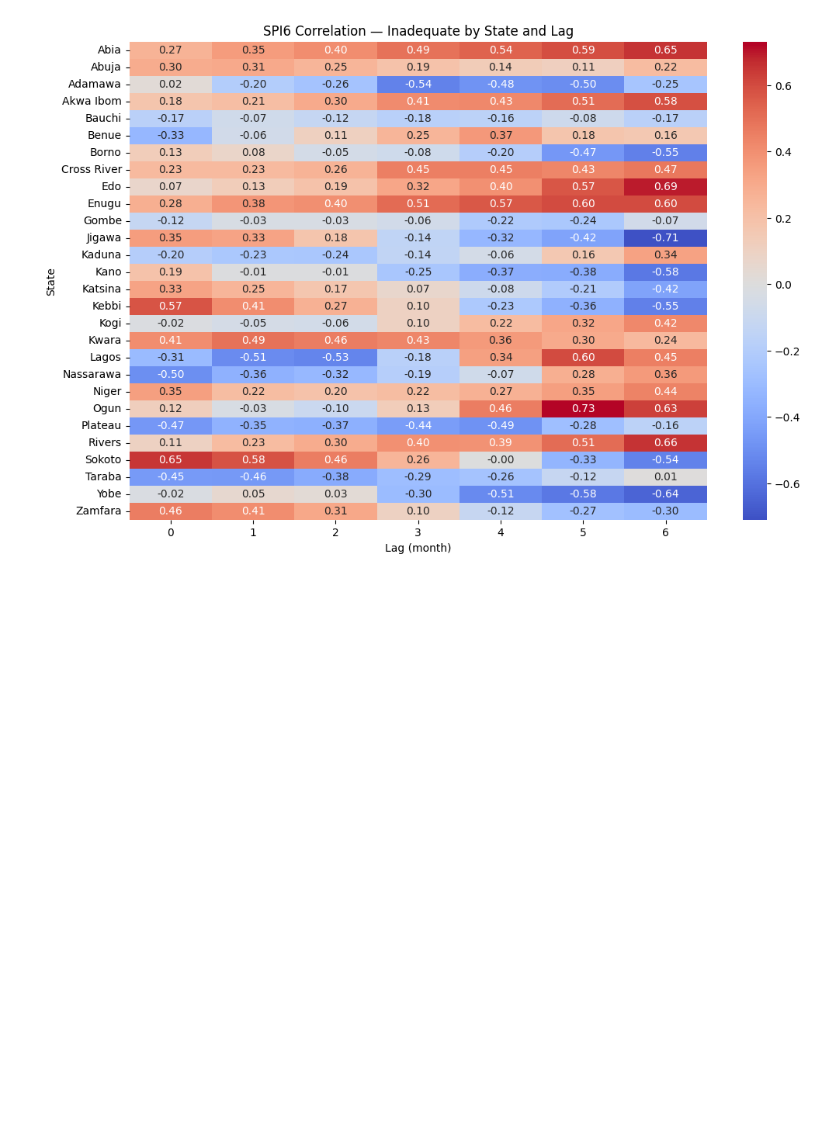
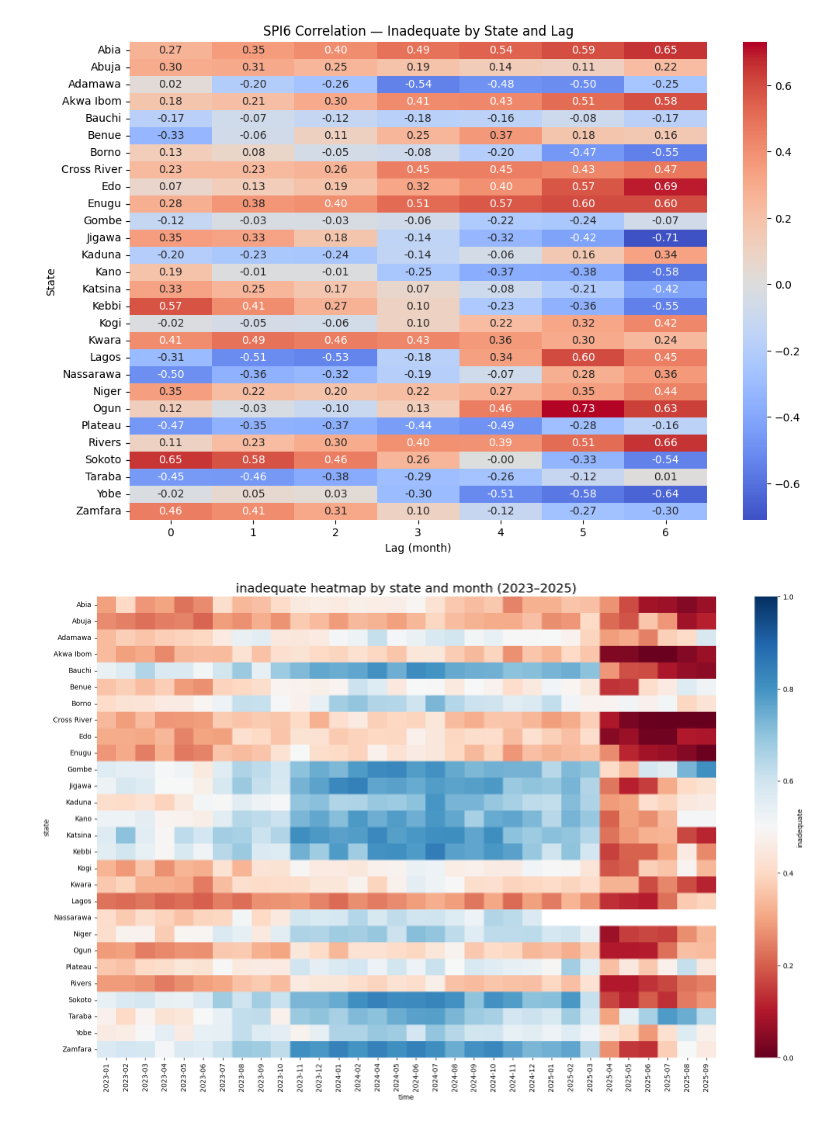
Before and after one commit to tnourlyn/Projet-de-Statapp---WFP-, a Jupyter notebook: SPI_treatement.ipynb, the cells around one changed output. Drawn from its saved outputs; the diff is of its cells as text; code cells hidden in the pictures; blank space fills up the shorter version.

```diff
--- a/SPI_treatement.ipynb
+++ b/SPI_treatement.ipynb
@@ -727,3 +727,27 @@ plt.ylabel("State")
 plt.show()
 # %% [output]
 [figure]
+# %%
+heatmap_data = data_merge.pivot_table(
+    values="inadequate",
+    index="State",
+    columns="date"
+)
+
+plt.figure(figsize=(20, 12))
+
+sns.heatmap(
+    heatmap_data,
+    cmap="RdBu",
+    vmin=0,
+    vmax=1,
+    cbar_kws={"label": "inadequate"}
+)
+
+plt.title("inadequate heatmap by state and month (2023–2025)", fontsize=18)
+plt.xlabel("time")
+plt.ylabel("state")
+
+plt.show()
+# %% [output]
+[figure, added]
```
